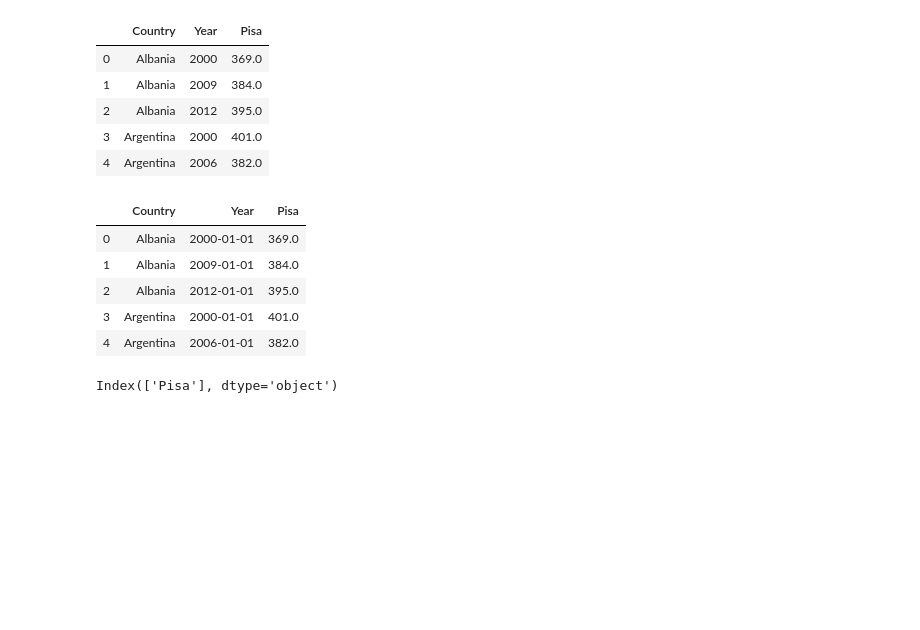
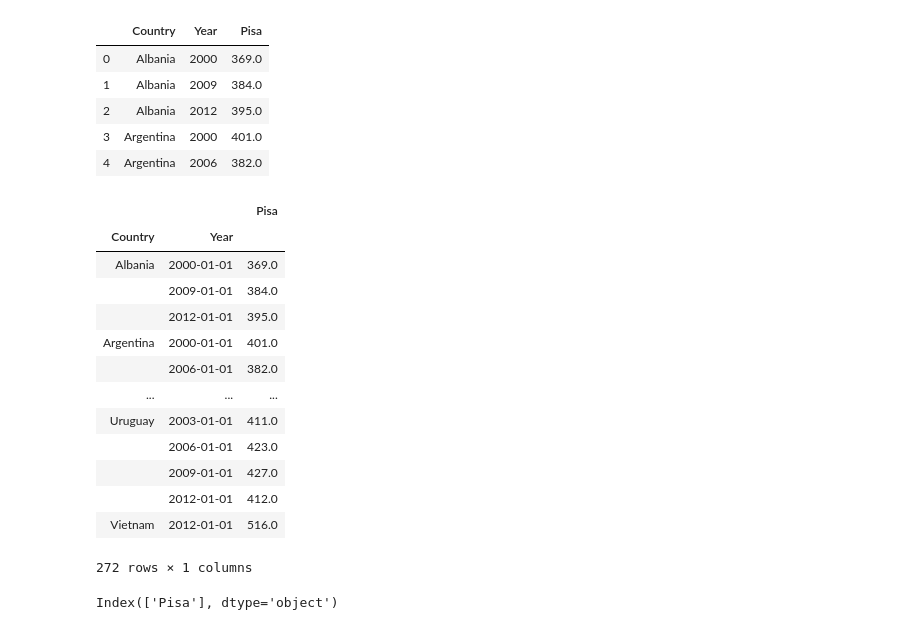
Before and after one commit to alepistola/HumanDataScience, a Jupyter notebook: hds_project.ipynb, the cells around one changed output. Drawn from its saved outputs; the diff is of its cells as text; code cells hidden in the pictures; blank space fills up the shorter version.

Commit message:
Working on pisa data /2

```diff
--- a/hds_project.ipynb
+++ b/hds_project.ipynb
@@ -303,14 +303,22 @@ df_pisa.head()
 # %%
 df_pisa['Year'] = pd.to_datetime(df_pisa.Year, format='%Y')
 df_pisa.head()
-#df_pisa.set_index(["Country", "Year"])
+df_pisa.set_index(["Country", "Year"])
 # %% [output]
-|  | Country | Year | Pisa |
-| 0 | Albania | 2000-01-01 | 369.0 |
-| 1 | Albania | 2009-01-01 | 384.0 |
-| 2 | Albania | 2012-01-01 | 395.0 |
-| 3 | Argentina | 2000-01-01 | 401.0 |
-| 4 | Argentina | 2006-01-01 | 382.0 |
+|  |  | Pisa |
+| Country | Year |  |
+| Albania | 2000-01-01 | 369.0 |
+|  | 2009-01-01 | 384.0 |
+|  | 2012-01-01 | 395.0 |
+| Argentina | 2000-01-01 | 401.0 |
+|  | 2006-01-01 | 382.0 |
+| ... | ... | ... |
+| Uruguay | 2003-01-01 | 411.0 |
+|  | 2006-01-01 | 423.0 |
+|  | 2009-01-01 | 427.0 |
+|  | 2012-01-01 | 412.0 |
+| Vietnam | 2012-01-01 | 516.0 |
+272 rows × 1 columns
 # %%
 duemila5_duemila10 = df_pisa.groupby([df_pisa.Country, pd.cut(df_pisa.Year, pd.date_range('2000', '2010', freq='5YS'), right=False)]).mean()
 duemila5_duemila10.reset_index()
```
